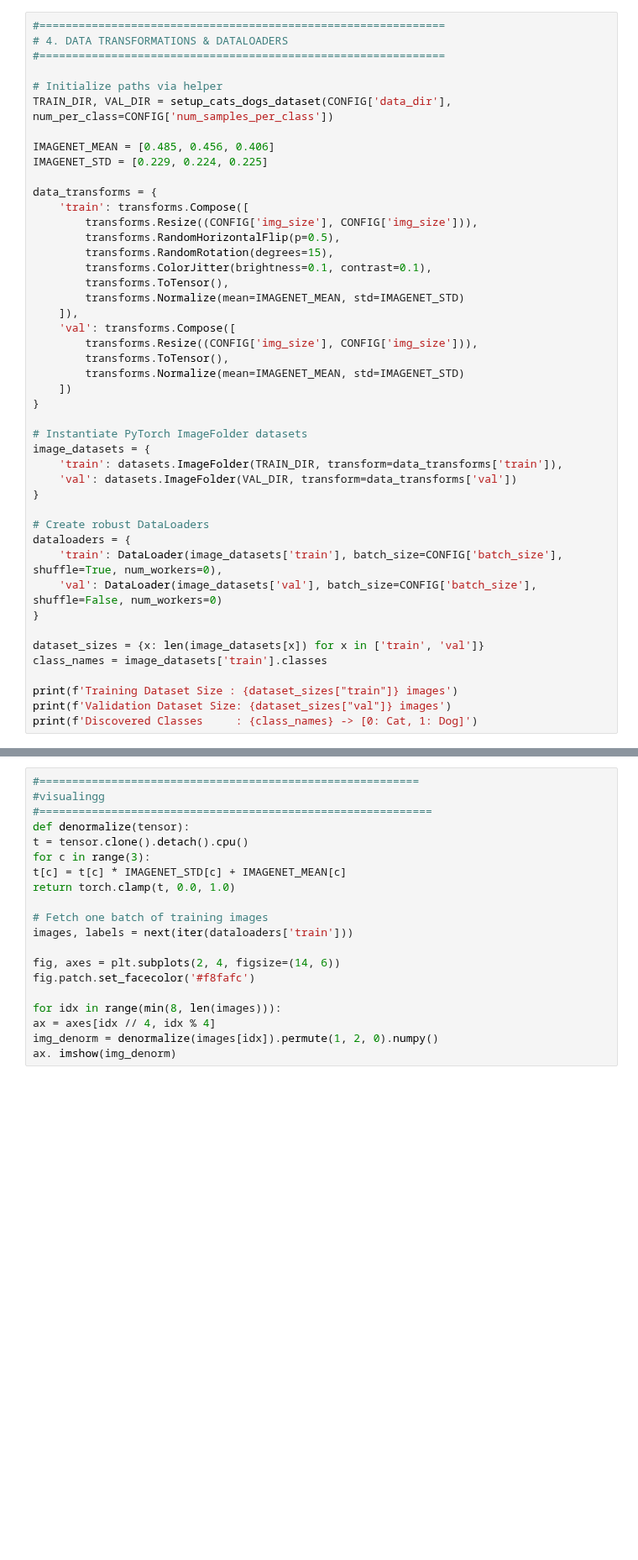
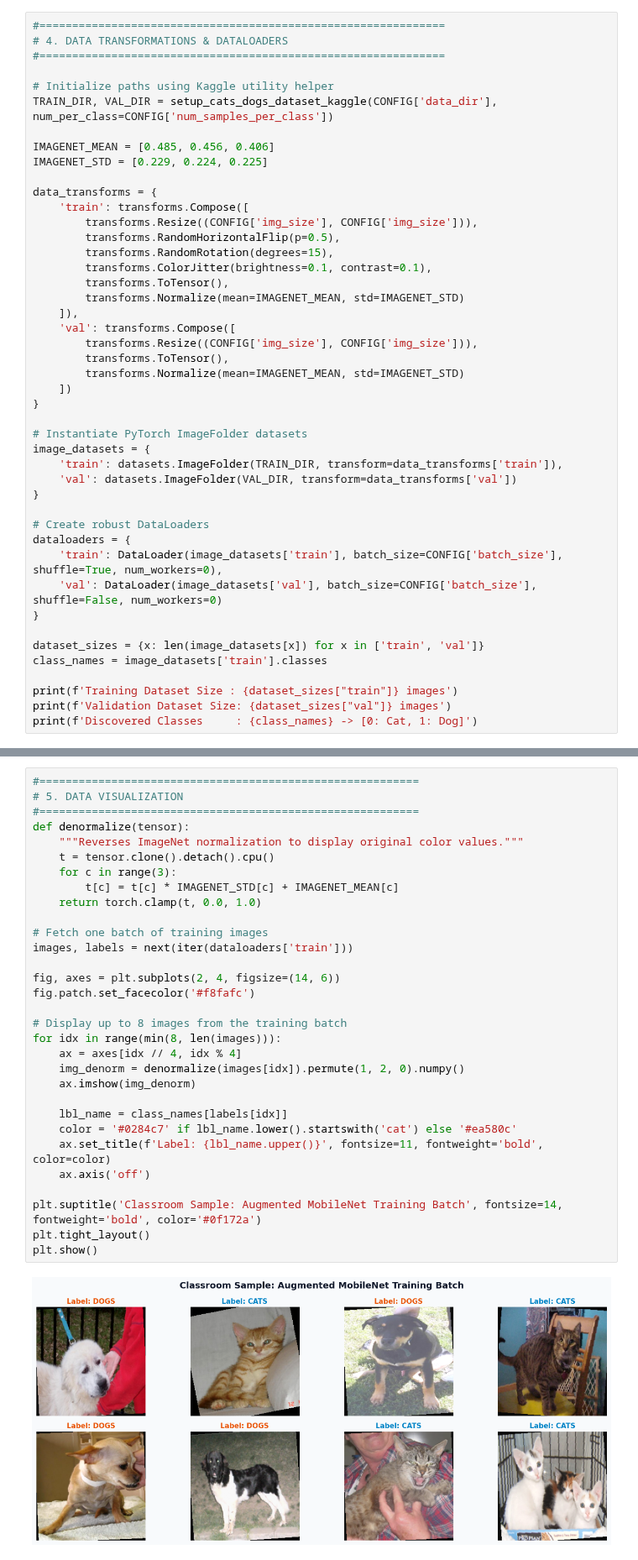
Before and after one commit to Lightrex7749/AI-ML-DL, a Jupyter notebook: mobilenet.ipynb, the cells around one changed output, grey strips where cells are left out. Shown at 84% size. Saved outputs shown, nothing was run; the diff lists cells and outputs as text; blank space fills up the shorter version.

```diff
--- a/mobilenet.ipynb
+++ b/mobilenet.ipynb
@@ -152,8 +269,8 @@ def setup_cats_dogs_dataset(data_dir, num_per_class=600):
 # 4. DATA TRANSFORMATIONS & DATALOADERS
 #==============================================================
 
-# Initialize paths via helper
-TRAIN_DIR, VAL_DIR = setup_cats_dogs_dataset(CONFIG['data_dir'], num_per_class=CONFIG['num_samples_per_class'])
+# Initialize paths using Kaggle utility helper
+TRAIN_DIR, VAL_DIR = setup_cats_dogs_dataset_kaggle(CONFIG['data_dir'], num_per_class=CONFIG['num_samples_per_class'])
 
 IMAGENET_MEAN = [0.485, 0.456, 0.406]
 IMAGENET_STD = [0.229, 0.224, 0.225]
@@ -197,20 +322,33 @@ NameError: name 'CONFIG' is not defined
 # %%
 #==========================================================
-#visualingg
-#============================================================
+# 5. DATA VISUALIZATION
+#==========================================================
 def denormalize(tensor):
-t = tensor.clone().detach().cpu()
-for c in range(3):
-t[c] = t[c] * IMAGENET_STD[c] + IMAGENET_MEAN[c]
-return torch.clamp(t, 0.0, 1.0)
+    """Reverses ImageNet normalization to display original color values."""
+    t = tensor.clone().detach().cpu()
+    for c in range(3):
+        t[c] = t[c] * IMAGENET_STD[c] + IMAGENET_MEAN[c]
+    return torch.clamp(t, 0.0, 1.0)
 
 # Fetch one batch of training images
 images, labels = next(iter(dataloaders['train']))
 
 fig, axes = plt.subplots(2, 4, figsize=(14, 6))
 fig.patch.set_facecolor('#f8fafc')
 
+# Display up to 8 images from the training batch
 for idx in range(min(8, len(images))):
-ax = axes[idx // 4, idx % 4]
-img_denorm = denormalize(images[idx]).permute(1, 2, 0).numpy()
-ax. imshow(img_denorm)
+    ax = axes[idx // 4, idx % 4]
+    img_denorm = denormalize(images[idx]).permute(1, 2, 0).numpy()
+    ax.imshow(img_denorm)
+
+    lbl_name = class_names[labels[idx]]
+    color = '#0284c7' if lbl_name.lower().startswith('cat') else '#ea580c'
+    ax.set_title(f'Label: {lbl_name.upper()}', fontsize=11, fontweight='bold', color=color)
+    ax.axis('off')
+
+plt.suptitle('Classroom Sample: Augmented MobileNet Training Batch', fontsize=14, fontweight='bold', color='#0f172a')
+plt.tight_layout()
+plt.show()
+# %% [output]
+[figure, added]
```
Also changed, not shown: parts of 5 cells of this notebook.
